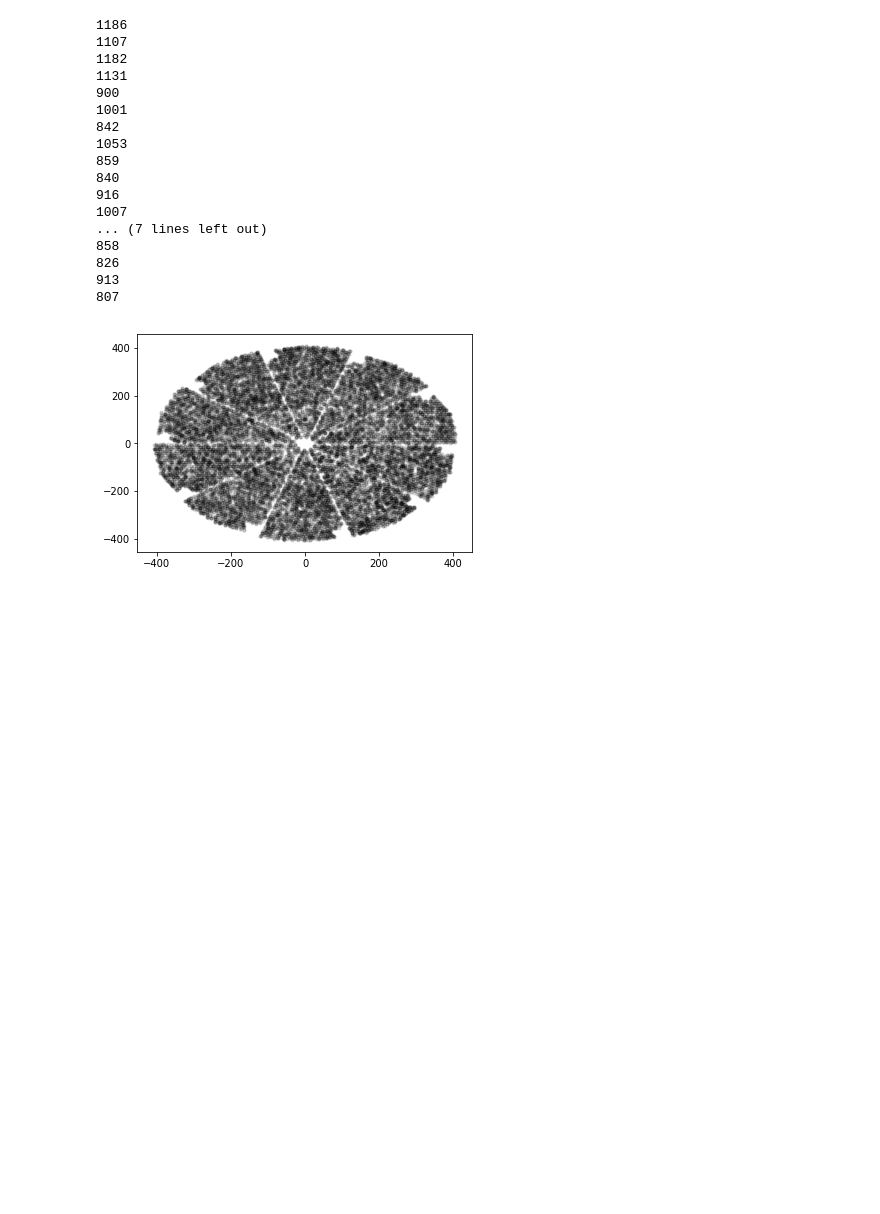
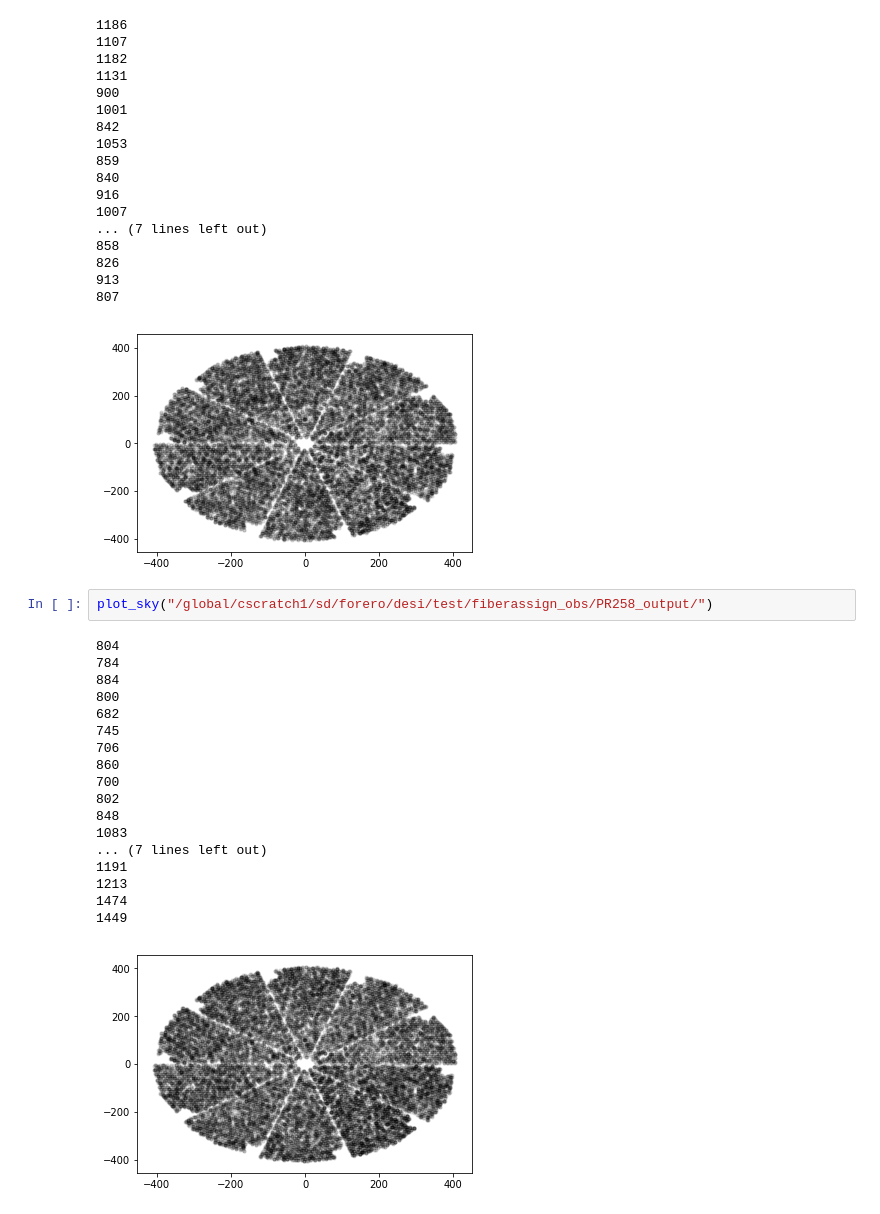
Before and after one commit to forero/SandboxDESI, a Jupyter notebook: fiber/sky_pattern.ipynb, the cells around one changed output. Saved outputs shown, nothing was run; the diff lists cells and outputs as text; blank space fills up the shorter version.

```diff
--- a/fiber/sky_pattern.ipynb
+++ b/fiber/sky_pattern.ipynb
@@ -82,3 +82,24 @@ plot_sky("/global/cscratch1/sd/forero/desi/test/fiberassign_obs/master_output/")
 913
 807
 [figure]
+# %%
+plot_sky("/global/cscratch1/sd/forero/desi/test/fiberassign_obs/PR258_output/")
+# %% [output]
+804
+784
+884
+800
+682
+745
+706
+860
+700
+802
+848
+1083
+... (7 lines left out)
+1191
+1213
+1474
+1449
+[figure, added]
```
